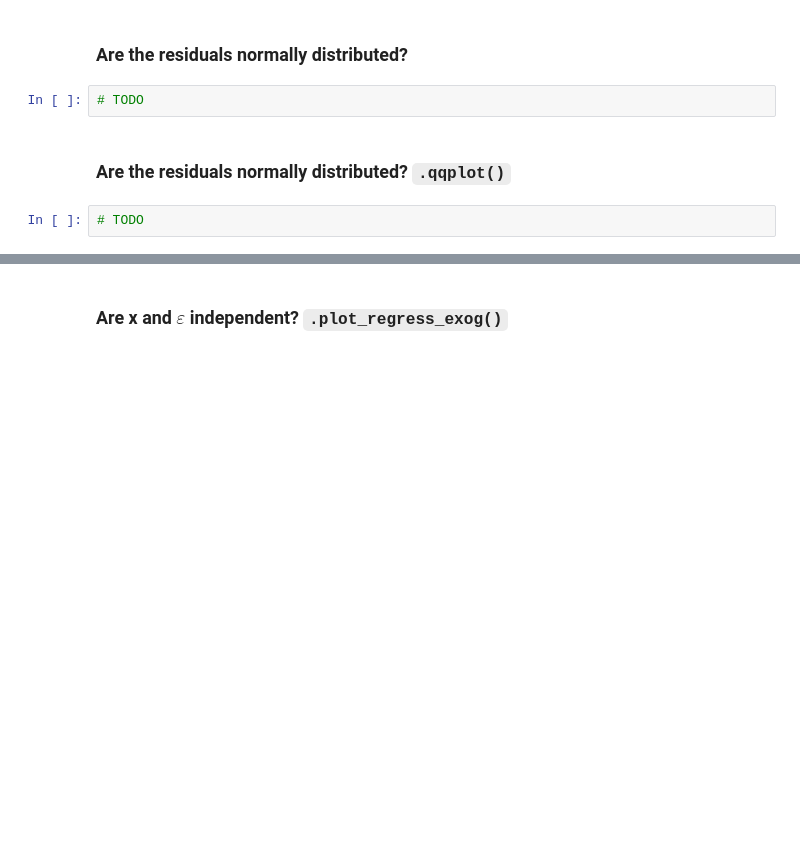
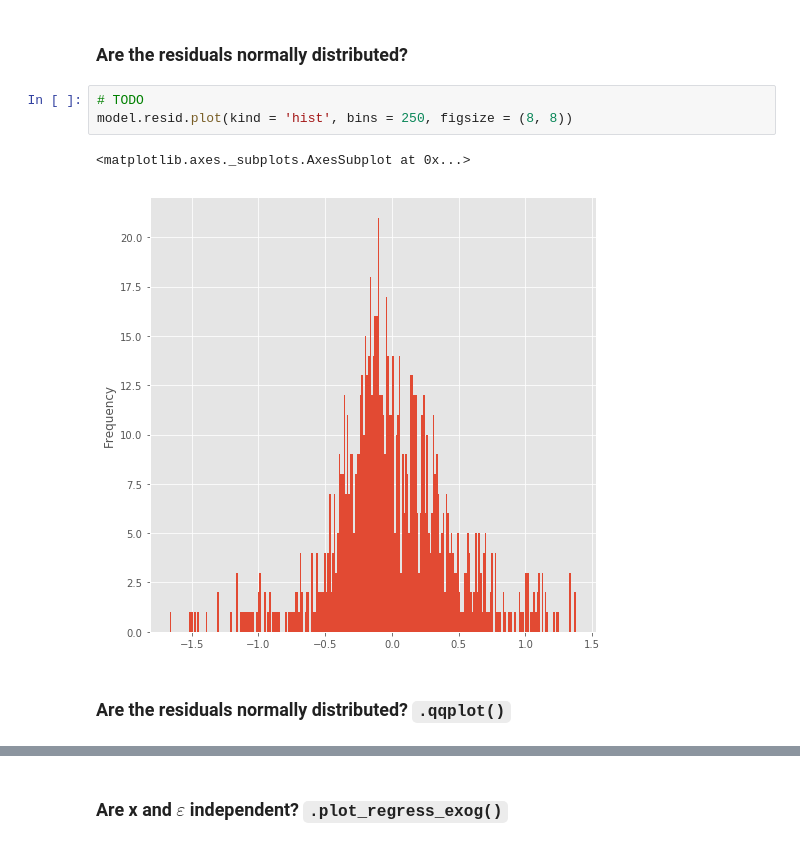
Before and after one commit to laurasergio/DS-SF-34, a Jupyter notebook: classes/07/notebooks/codealong-07-linear-regression-starter-code.ipynb, the cells around one changed output, grey strips where cells are left out. Cells and saved outputs as stored; diff of their text form; blank space fills up the shorter version.

```diff
--- a/classes/07/notebooks/codealong-07-linear-regression-starter-code.ipynb
+++ b/classes/07/notebooks/codealong-07-linear-regression-starter-code.ipynb
@@ -309,9 +412,11 @@ model.summary()
 model = smf.ols(formula = 'SalePrice ~ Size', data = df).fit()
 # %% [markdown]
 ### Are the residuals normally distributed?
-# %%
-# TODO
+# %%
+# TODO
+model.resid.plot(kind = 'hist', bins = 250, figsize = (8, 8))
+# %% [output]
+<matplotlib.axes._subplots.AxesSubplot at 0x...>
+[figure, added]
 # %% [markdown]
 ### Are the residuals normally distributed?  `.qqplot()`
-# %%
-# TODO
```
Also changed, not shown: parts of 42 cells of this notebook, 1 other file.
